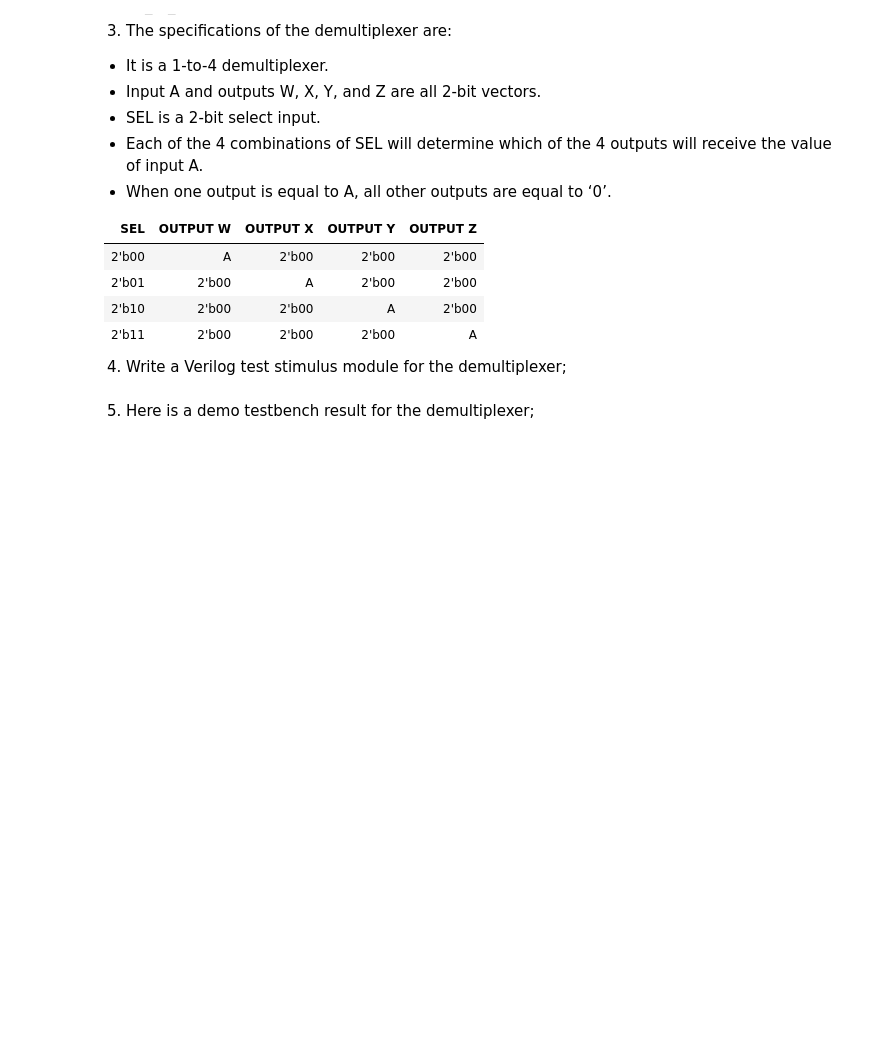
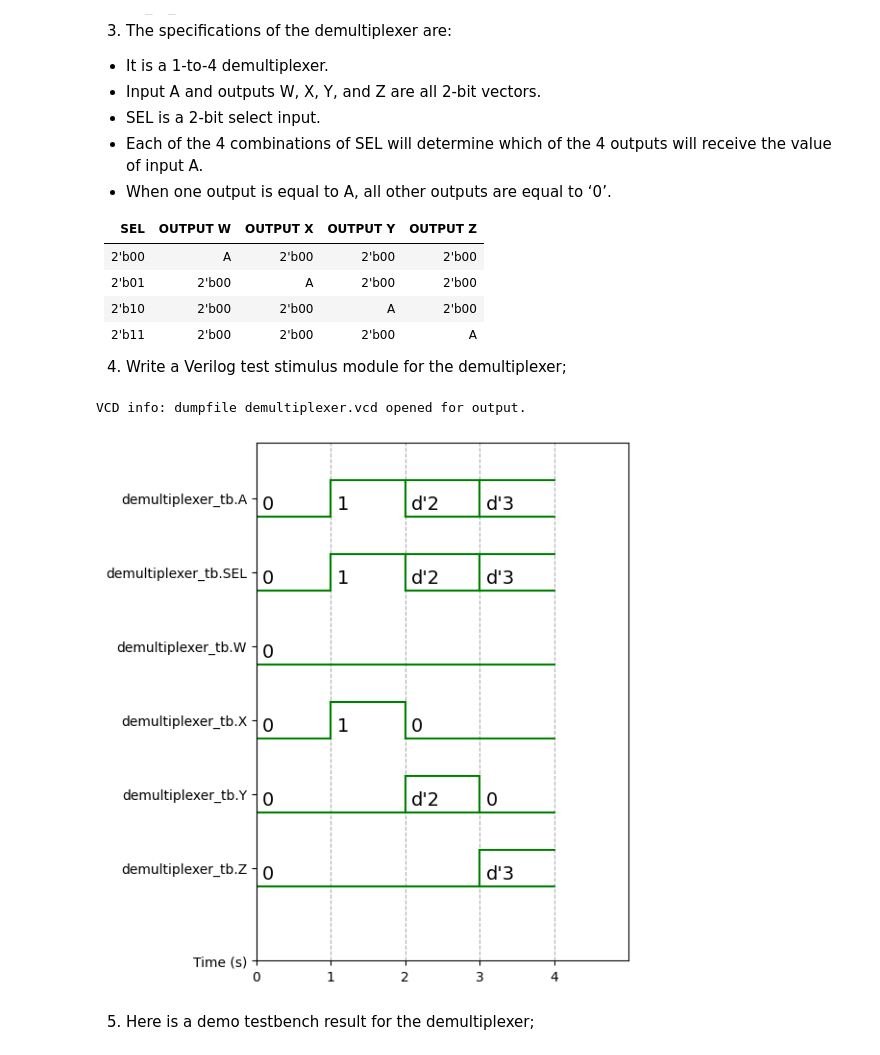
Before and after one commit to KodekLim/DSL_Exercise, a Jupyter notebook: VerilogGit_HW03_Homework.ipynb, the cells around one changed output. Drawn from its saved outputs; the diff is of its cells as text; code cells hidden in the pictures; blank space fills up the shorter version.

```diff
--- a/VerilogGit_HW03_Homework.ipynb
+++ b/VerilogGit_HW03_Homework.ipynb
@@ -210,3 +235,79 @@ endmodule
+# %%
+%%verilog
+
+//!DO NOT MODIFY MODULE NAME AND PORT NAME!
+module demultiplexer(
+    input [1:0]A,
+    input [1:0]SEL,
+    output [1:0]W,
+    output [1:0]X,
+    output [1:0]Y,
+    output [1:0]Z
+    );
+
+//YOUR CODE HERE
+reg [1:0]W;
+reg [1:0]X;
+reg [1:0]Y;
+reg [1:0]Z;
+
+always @(*)
+begin
+
+W = 2'b00;
+X = 2'b00;
+Y = 2'b00;
+Z = 2'b00;
+
+case(SEL)
+2'b00: W = A;
+2'b01: X = A;
+2'b10: Y = A;
+2'b11: Z = A;
+
+endcase
+end
+
+endmodule
+
+//TESTBENCH HERE
+
+module demultiplexer_tb;
+reg [1:0]A;
+reg [1:0]SEL;
+wire [1:0]W;
+wire [1:0]X;
+wire [1:0]Y;
+wire [1:0]Z;
+
+demultiplexer dut(A,SEL,W,X,Y,Z);
+initial A[0] = 0; always #1 A[0] = ~A[0];
+initial A[1] = 0; always #2 A[1] = ~A[1];
+initial SEL[0] = 0; always #1 SEL[0] = ~SEL[0];
+initial SEL[1] = 0; always #2 SEL[1] = ~SEL[1];
+initial begin $dumpfile("demultiplexer.vcd"); $dumpvars; #5 $finish; $dumpoff;
+/*
+SEL = 2'b00;
+A = 2'b00;
+#10 SEL = 2'b01;
+A = 2'b01;
+#10 SEL = 2'b10;
+#10 SEL = 2'b11;
+A = 2'b11;
+#10 $finish;
+*/
+end
+endmodule
+# %% [output]
+VCD info: dumpfile demultiplexer.vcd opened for output.
+# %%
+%%waveform demultiplexer.vcd
+sign_list= ["demultiplexer_tb.A","demultiplexer_tb.SEL","demultiplexer_tb.W","demultiplexer_tb.X","demultiplexer_tb.Y","demultiplexer_tb.Z" ]
+time_begin = 0
+time_end = 4
+base ='dec'
+# %% [output]
+[figure, added]
 # %% [markdown]
 5. Here is a demo testbench result for the demultiplexer;
 # %% [markdown]
```
Also changed, not shown: parts of 14 cells of this notebook.
